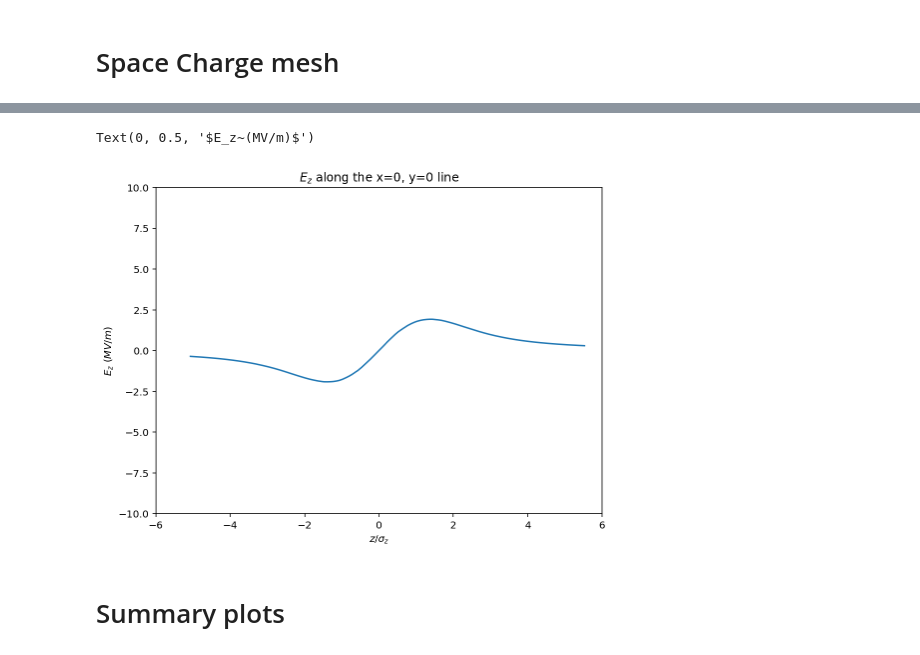
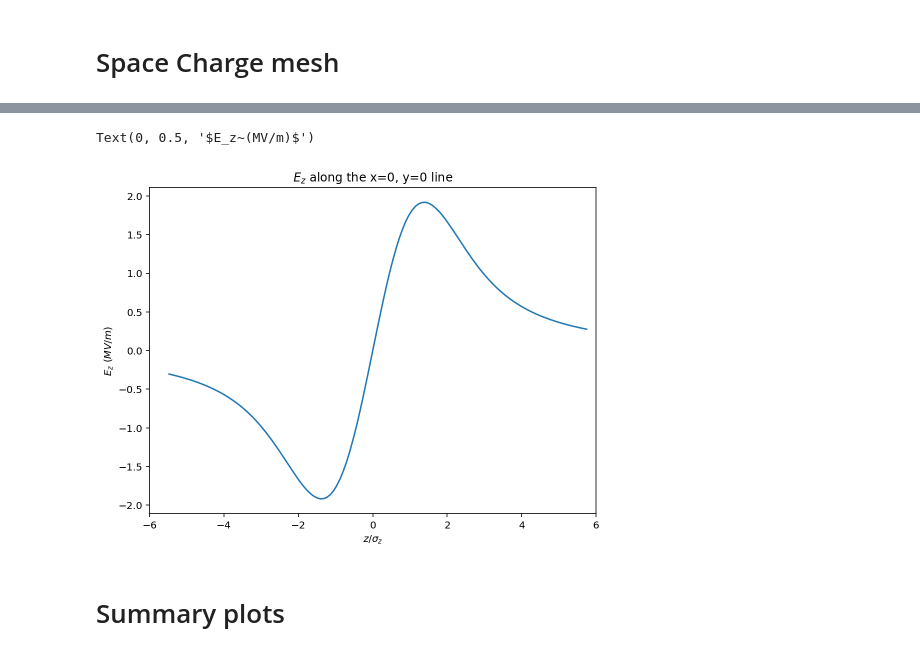
Before and after one commit to ChristopherMayes/PySpaceCharge, a Jupyter notebook: examples/benchmark.ipynb, the cells around one changed output, grey strips where cells are left out. Cells and saved outputs as stored; diff of their text form; code cells hidden in the pictures.

```diff
--- a/examples/benchmark.ipynb
+++ b/examples/benchmark.ipynb
@@ -27,7 +27,7 @@ matplotlib.rcParams['figure.figsize'] = (8,6)
 # %%
 RATIO = 1
 
-NP = 10000000
+NP = 100000000
 # Beam sizes in m
 SIGX = 0.001
 SIGY = 0.001
@@ -106,21 +167,21 @@ plt.colorbar(label=r'$|E|$'+' (MV/m)')
 # %%
 z0 = np.linspace(coord_vecs[2].min(), coord_vecs[2].max() , 1000)
 zpts = np.array([[0,0,z] for z in z0])
 
 # Plot on x=0, y=0 line
 Ez0 = interpn(coord_vecs, Ez_mesh, zpts)
 
 fig, ax = plt.subplots()
 ax.plot(z0/SIGZ, Ez0/1e6)
 
 ax.set_title(r'$E_z$'+' along the x=0, y=0 line')
 ax.set_xlim(-6, 6)
-ax.set_ylim(-10,10)
+#ax.set_ylim(-10,10)
 ax.set_xlabel(r'$z/\sigma_z$')
 ax.set_ylabel(r'$E_z~(MV/m)$')
 # %% [output]
 Text(0, 0.5, '$E_z~(MV/m)$')
-[figure, old version]
+[figure, new version]
 # %% [markdown]
 # Summary plots
 # %%
```
Also changed, not shown: parts of 21 cells of this notebook, 2 other files.
